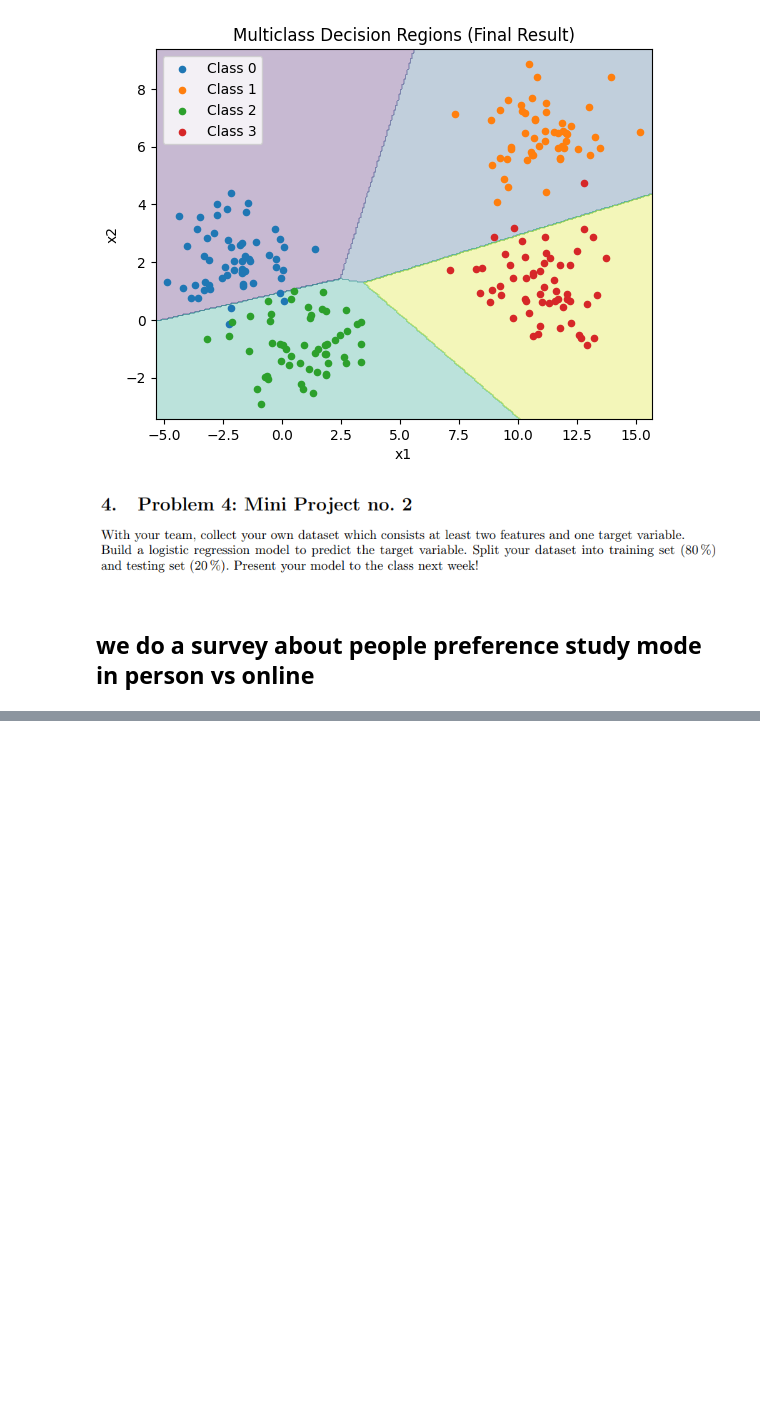
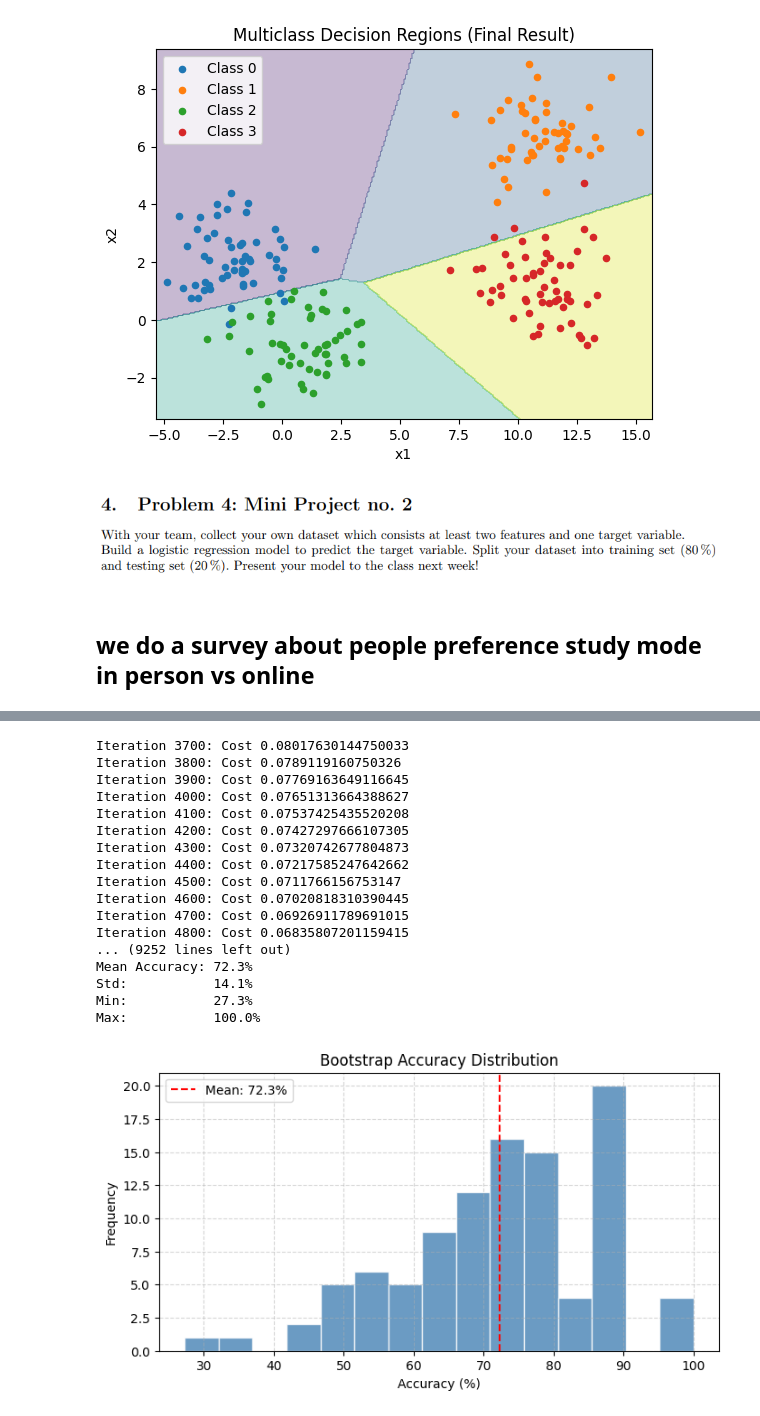
Before and after one commit to i-eat-tea/IML, a Jupyter notebook: TP3_group1/Logistic_Regrssion.ipynb, the cells around one changed output, grey strips where cells are left out. Drawn from its saved outputs; the diff is of its cells as text; code cells hidden in the pictures; blank space fills up the shorter version.

```diff
--- a/TP3_group1/Logistic_Regrssion.ipynb
+++ b/TP3_group1/Logistic_Regrssion.ipynb
@@ -893,0 +907,55 @@ print('hi')
+# %%
+def bootstrap_cv(X, y, n_iterations=100, learning_rate=0.01, iterations=10000):
+    n = len(X)
+    accuracies = []
+
+    for i in range(n_iterations):
+        # Draw n samples with replacement
+        train_idx = np.random.choice(n, size=n, replace=True)
+        # Test set = samples that were never drawn (~37% of data)
+        test_idx  = np.array(list(set(range(n)) - set(train_idx)))
+
+        if len(test_idx) == 0:
+            continue  # skip if all samples were drawn (rare but possible)
+
+        X_tr, y_tr = X[train_idx], y[train_idx]
+        X_te, y_te = X[test_idx],  y[test_idx]
+
+        # Oversample minority on train only
+        X_min = X_tr[y_tr == 1]
+        X_maj = X_tr[y_tr == 0]
+        n_gen = len(X_maj) - len(X_min)
+
+        if n_gen > 0 and len(X_min) > 0:
+            synthetic = random_oversample(X_min, n_gen)
+            X_tr = np.vstack([X_tr, synthetic])
+            y_tr = np.hstack([y_tr, np.ones(n_gen)])
+
+        w, b = gradient_descent(X_tr, y_tr, learning_rate, iterations)
+        preds = predict(X_te, w, b)
+        acc = np.mean(preds == y_te) * 100
+        accuracies.append(acc)
+
+    print(f"Bootstrap Results over {n_iterations} iterations:")
+    print(f"Mean Accuracy: {np.mean(accuracies):.1f}%")
+    print(f"Std:           {np.std(accuracies):.1f}%")
+    print(f"Min:           {np.min(accuracies):.1f}%")
+    print(f"Max:           {np.max(accuracies):.1f}%")
+
+    # Plot distribution of accuracies
+    plt.figure(figsize=(8, 4))
+    plt.hist(accuracies, bins=15, color='steelblue', edgecolor='white', alpha=0.8)
+    plt.axvline(np.mean(accuracies), color='red', linestyle='--', linewidth=1.5, label=f'Mean: {np.mean(accuracies):.1f}%')
+    plt.xlabel('Accuracy (%)')
+    plt.ylabel('Frequency')
+    plt.title('Bootstrap Accuracy Distribution')
+    plt.legend()
+    plt.grid(True, linestyle='--', alpha=0.5)
+    plt.show()
+
+    return accuracies
+
+X_all = df[['friend','solo_study','teacher_factor','introvert_level']].values
+y_all = df['study_mode'].values
+bootstrap_cv(X_all, y_all, n_iterations=100)
+# %% [output]
@@ -893,0 +979,18 @@ print('hi')
+Iteration 3700: Cost 0.08017630144750033
+Iteration 3800: Cost 0.0789119160750326
+Iteration 3900: Cost 0.07769163649116645
+Iteration 4000: Cost 0.07651313664388627
+Iteration 4100: Cost 0.07537425435520208
+Iteration 4200: Cost 0.07427297666107305
+Iteration 4300: Cost 0.07320742677804873
+Iteration 4400: Cost 0.07217585247642662
+Iteration 4500: Cost 0.0711766156753147
+Iteration 4600: Cost 0.07020818310390445
+Iteration 4700: Cost 0.06926911789691015
+Iteration 4800: Cost 0.06835807201159415
+... (9252 lines left out)
+Mean Accuracy: 72.3%
+Std:           14.1%
+Min:           27.3%
+Max:           100.0%
+[figure, added]
```
Also changed, not shown: parts of 17 cells of this notebook, 1 other file.
